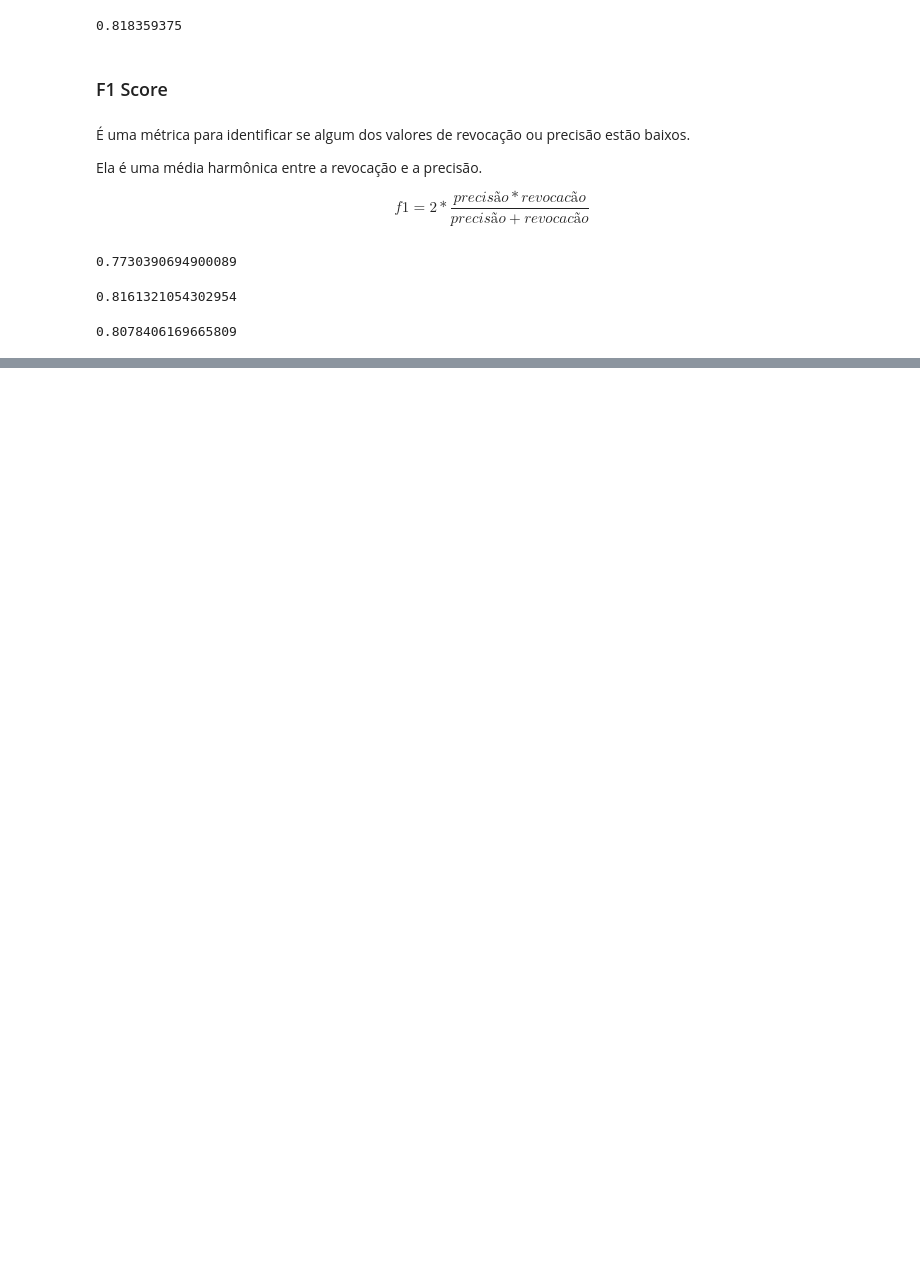
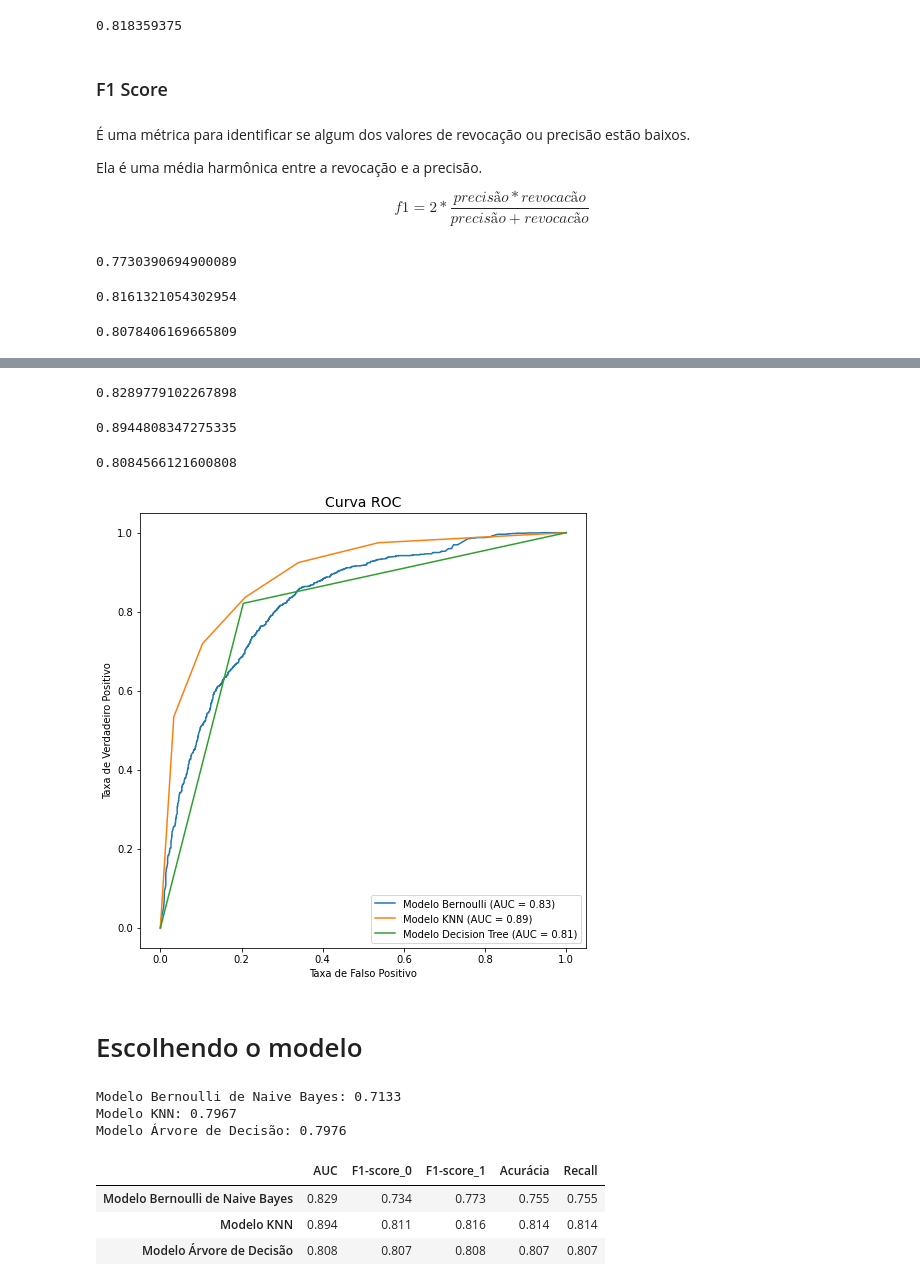
Before and after one commit to FranciscoFoz/machine-learning-training, a Jupyter notebook: 2_HelloWorld_Classificacao.ipynb, the cells around one changed output, grey strips where cells are left out. Drawn from its saved outputs; the diff is of its cells as text; code cells hidden in the pictures; blank space fills up the shorter version.

Commit message:
Escolhendo o modelo de ML

```diff
--- a/2_HelloWorld_Classificacao.ipynb
+++ b/2_HelloWorld_Classificacao.ipynb
@@ -525,0 +539,50 @@ print(f1_score(y_teste,predito_arvore_decisao))
+# %%
+y_pred_bnb = bnb.predict_proba(X_teste)[:,1]
+fpr_bnb, tpr_bnb, _ = roc_curve(y_teste, y_pred_bnb)
+roc_auc_bnb = auc(fpr_bnb, tpr_bnb)
+roc_auc_bnb
+# %% [output]
+0.8289779102267898
+# %%
+y_pred_knn = knn.predict_proba(X_teste)[:,1]
+fpr_knn, tpr_knn, _ = roc_curve(y_teste, y_pred_knn)
+roc_auc_knn = auc(fpr_knn, tpr_knn)
+roc_auc_knn
+# %% [output]
+0.8944808347275335
+# %%
+y_pred_dtc = dtc.predict_proba(X_teste)[:,1]
+fpr_dtc, tpr_dtc, _ = roc_curve(y_teste, y_pred_dtc)
+roc_auc_dtc = auc(fpr_dtc, tpr_dtc)
+roc_auc_dtc
+# %% [output]
+0.8084566121600808
+# %%
+plt.figure(figsize=(8,8))
+plt.plot(fpr_bnb, tpr_bnb, label='Modelo Bernoulli (AUC = %0.2f)' % roc_auc_bnb)
+plt.plot(fpr_knn, tpr_knn, label='Modelo KNN (AUC = %0.2f)' % roc_auc_knn)
+plt.plot(fpr_dtc, tpr_dtc, label='Modelo Decision Tree (AUC = %0.2f)' % roc_auc_dtc)
+
+
+plt.xlabel('Taxa de Falso Positivo')
+plt.ylabel('Taxa de Verdadeiro Positivo')
+plt.title('Curva ROC',size=14)
+plt.legend(loc="lower right")
+
+plt.show()
+# %% [output]
+[figure, added]
+# %% [markdown]
+# Escolhendo o modelo
+# %%
+precisao_BNB = precision_score(y_teste,predito_bnb).round(4)
+precisao_KNN = precision_score(y_teste,predito_knn).round(4)
+precisao_dtc = precision_score(y_teste,predito_arvore_decisao).round(4)
+
+print(f'Modelo Bernoulli de Naive Bayes: {precisao_BNB} ')
+print(f'Modelo KNN: {precisao_KNN} ')
+print(f'Modelo Árvore de Decisão: {precisao_dtc} ')
+# %% [output]
+Modelo Bernoulli de Naive Bayes: 0.7133
+Modelo KNN: 0.7967
+Modelo Árvore de Decisão: 0.7976
@@ -525,0 +607,7 @@ print(f1_score(y_teste,predito_arvore_decisao))
+# %%
+metricas_modelos
+# %% [output]
+|  | AUC | F1-score_0 | F1-score_1 | Acurácia | Recall |
+| Modelo Bernoulli de Naive Bayes | 0.829 | 0.734 | 0.773 | 0.755 | 0.755 |
+| Modelo KNN | 0.894 | 0.811 | 0.816 | 0.814 | 0.814 |
+| Modelo Árvore de Decisão | 0.808 | 0.807 | 0.808 | 0.807 | 0.807 |
```
Also changed, not shown: parts of 7 cells of this notebook.
